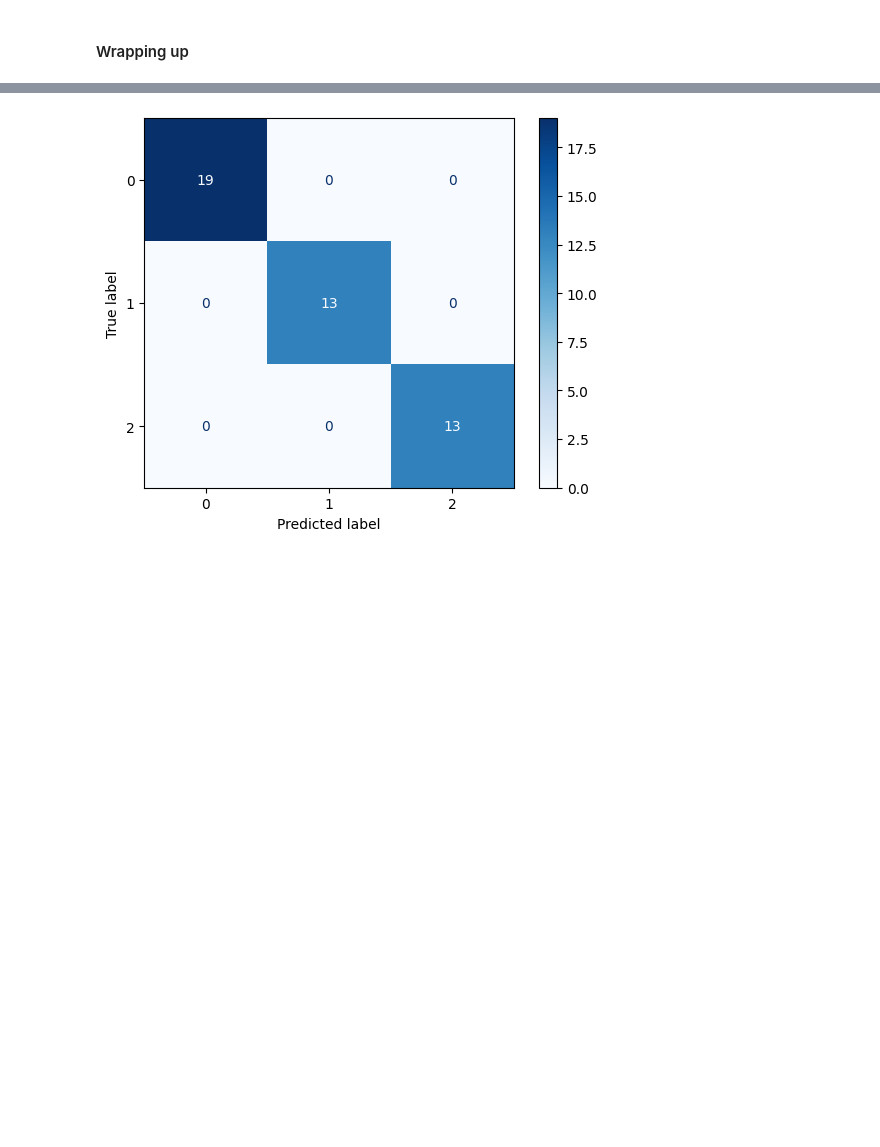
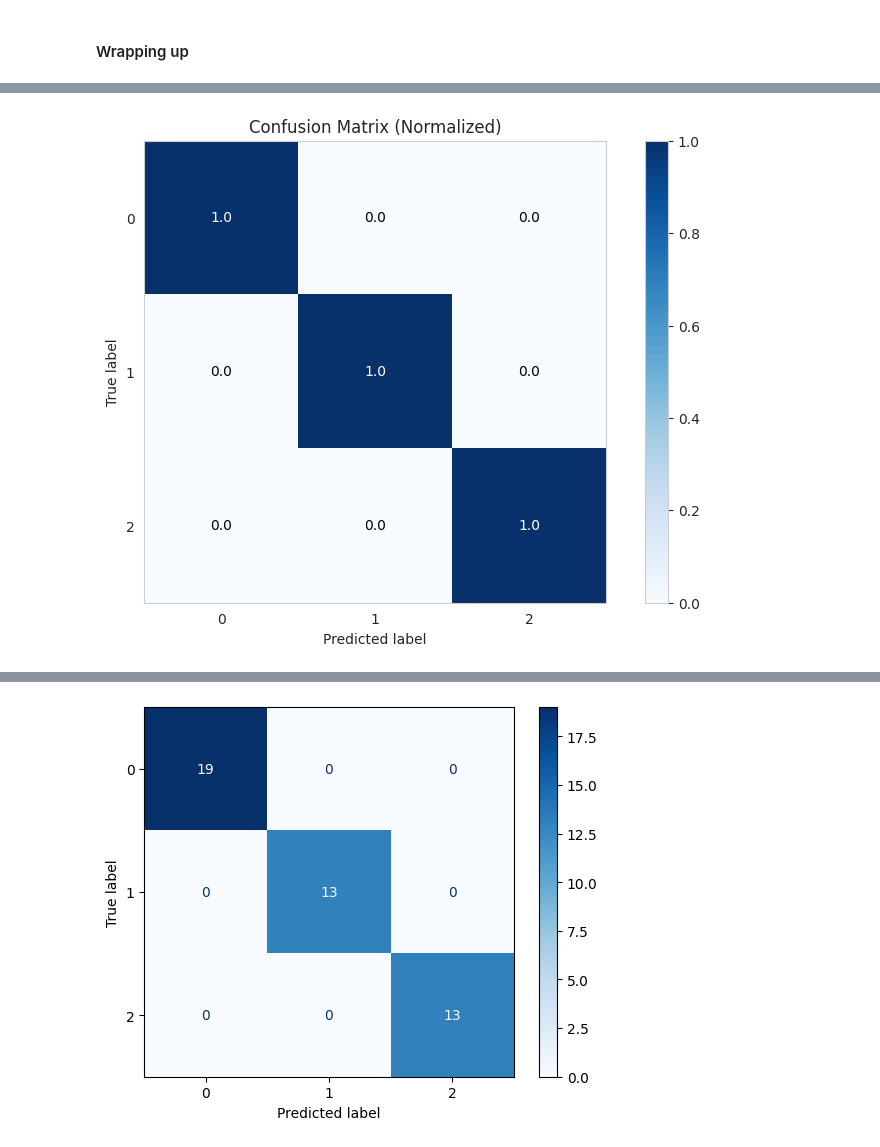
Before and after one commit to MinyaevAndrey/fchollet-deep-learning-with-python-notebooks, a Jupyter notebook: chapter04_classification-and-regression.ipynb, the cells around one changed output, grey strips where cells are left out. Saved outputs shown, nothing was run; the diff lists cells and outputs as text; code cells hidden in the pictures; blank space fills up the shorter version.

```diff
--- a/chapter04_classification-and-regression.ipynb
+++ b/chapter04_classification-and-regression.ipynb
@@ -996,0 +998,6 @@ plt.show()
+# %%
+skplt.metrics.plot_confusion_matrix(y_test, y_pred, normalize=True)
+plt.title('Confusion Matrix (Normalized)')
+plt.show()
+# %% [output]
+[figure, added]
```
Also changed, not shown: parts of 19 cells of this notebook.
